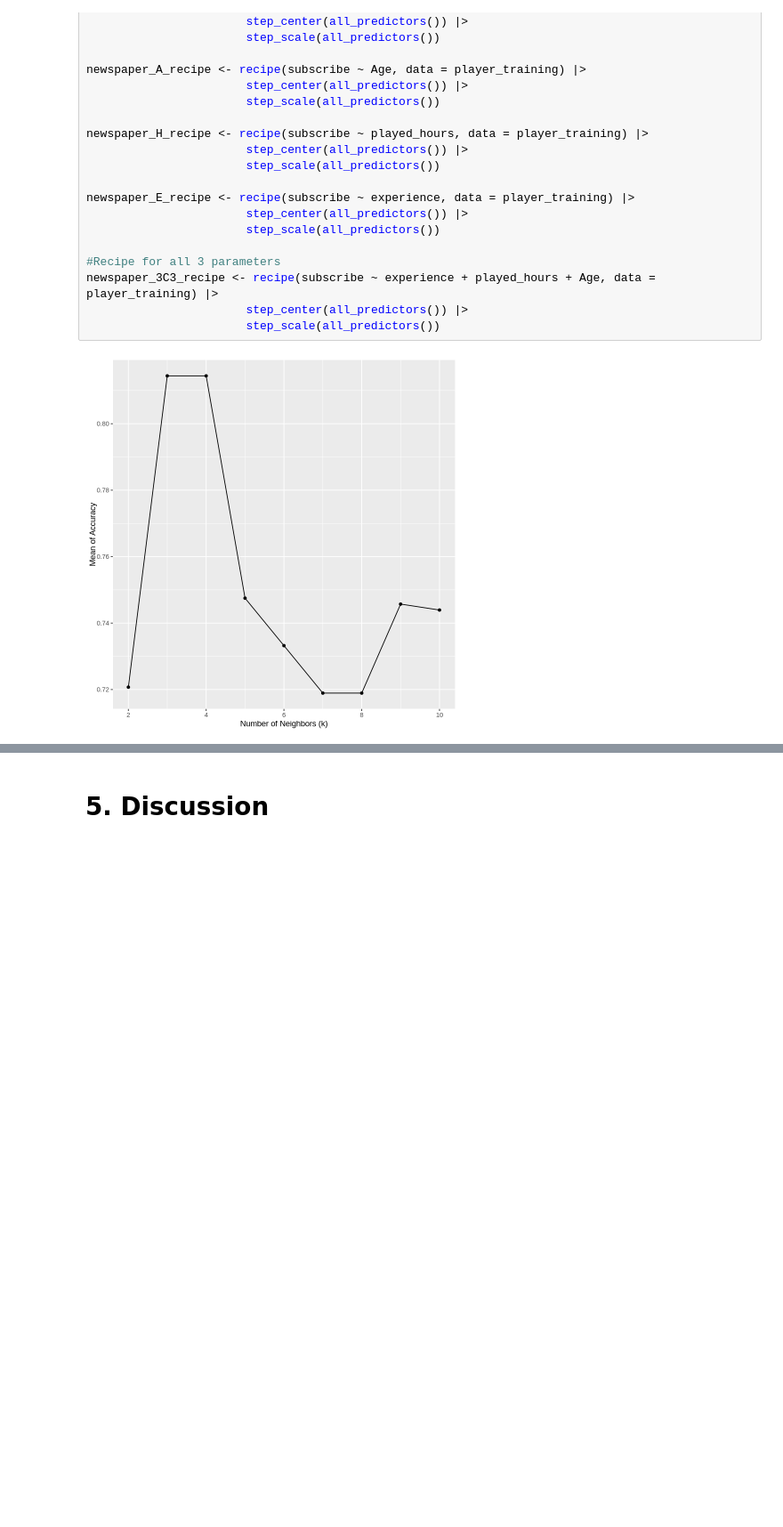
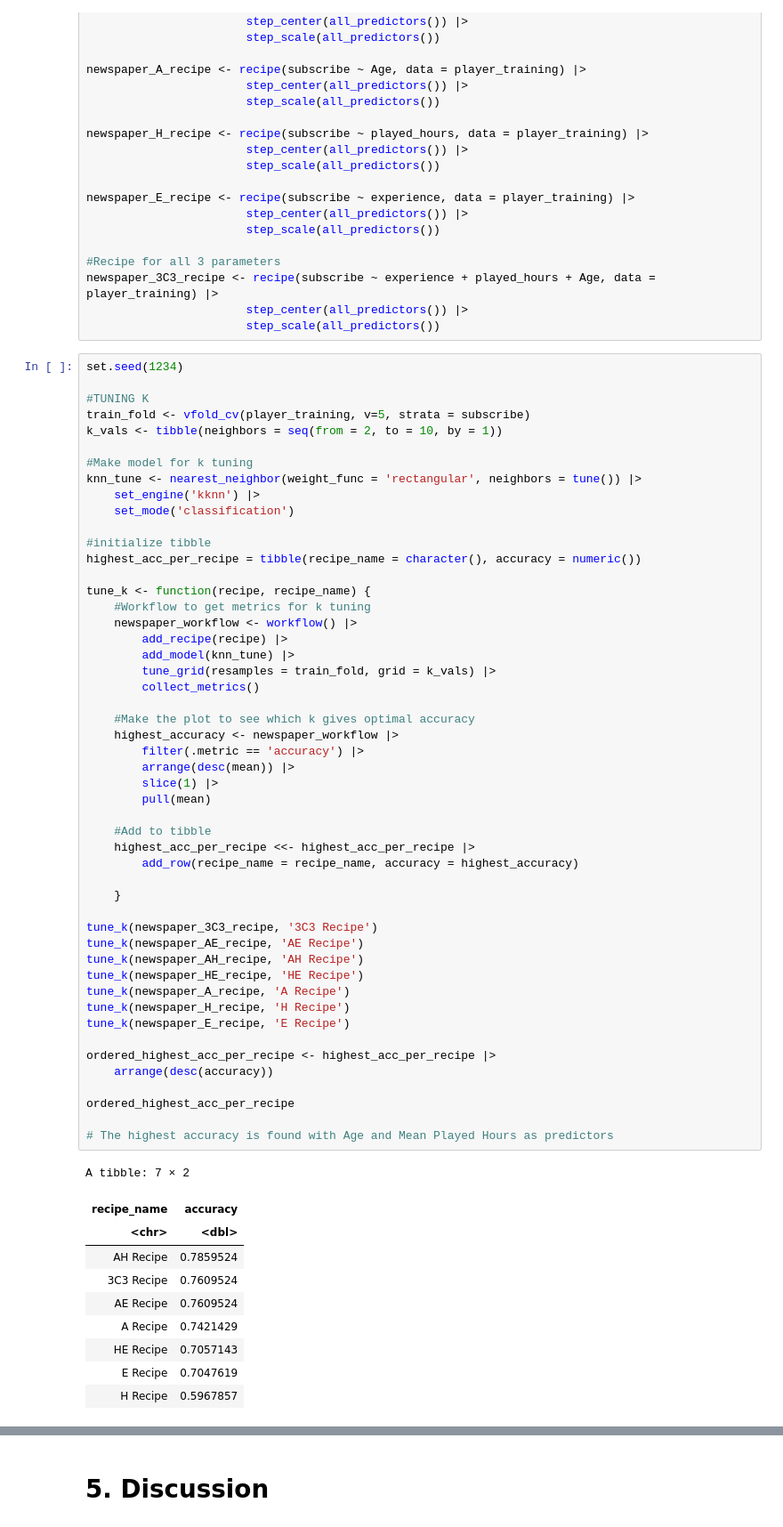
Before and after one commit to evanvoorbergen/DSCI100-group2project, a Jupyter notebook: group_2.ipynb, the cells around one changed output, grey strips where cells are left out. Shown at 89% size. Cells and saved outputs as stored; diff of their text form; blank space fills up the shorter version.

```diff
--- a/group_2.ipynb
+++ b/group_2.ipynb
@@ -337,5 +268,63 @@ newspaper_3C3_recipe <- recipe(subscribe ~ experience + played_hours + Age, data
                        step_center(all_predictors()) |>
                        step_scale(all_predictors())
 # %%
+set.seed(1234)
+
+#TUNING K
+train_fold <- vfold_cv(player_training, v=5, strata = subscribe)
+k_vals <- tibble(neighbors = seq(from = 2, to = 10, by = 1))
+
+#Make model for k tuning
+knn_tune <- nearest_neighbor(weight_func = 'rectangular', neighbors = tune()) |>
+    set_engine('kknn') |>
+    set_mode('classification')
+
+#initialize tibble
+highest_acc_per_recipe = tibble(recipe_name = character(), accuracy = numeric())
+
+tune_k <- function(recipe, recipe_name) {
+    #Workflow to get metrics for k tuning
+    newspaper_workflow <- workflow() |>
+        add_recipe(recipe) |>
+        add_model(knn_tune) |>
+        tune_grid(resamples = train_fold, grid = k_vals) |>
+        collect_metrics()
+
+    #Make the plot to see which k gives optimal accuracy
+    highest_accuracy <- newspaper_workflow |>
+        filter(.metric == 'accuracy') |>
+        arrange(desc(mean)) |>
+        slice(1) |>
+        pull(mean)
+
+    #Add to tibble
+    highest_acc_per_recipe <<- highest_acc_per_recipe |>
+        add_row(recipe_name = recipe_name, accuracy = highest_accuracy)
+
+    }
+
+tune_k(newspaper_3C3_recipe, '3C3 Recipe')
+tune_k(newspaper_AE_recipe, 'AE Recipe')
+tune_k(newspaper_AH_recipe, 'AH Recipe')
+tune_k(newspaper_HE_recipe, 'HE Recipe')
+tune_k(newspaper_A_recipe, 'A Recipe')
+tune_k(newspaper_H_recipe, 'H Recipe')
+tune_k(newspaper_E_recipe, 'E Recipe')
+
+ordered_highest_acc_per_recipe <- highest_acc_per_recipe |>
+    arrange(desc(accuracy))
+
+ordered_highest_acc_per_recipe
+
+# The highest accuracy is found with Age and Mean Played Hours as predictors
 # %% [output]
-[figure, removed]
+A tibble: 7 × 2
+| recipe_name | accuracy |
+| <chr> | <dbl> |
+| AH Recipe | 0.7859524 |
+| 3C3 Recipe | 0.7609524 |
+| AE Recipe | 0.7609524 |
+| A Recipe | 0.7421429 |
+| HE Recipe | 0.7057143 |
+| E Recipe | 0.7047619 |
+| H Recipe | 0.5967857 |
```
Also changed, not shown: parts of 5 cells of this notebook.
